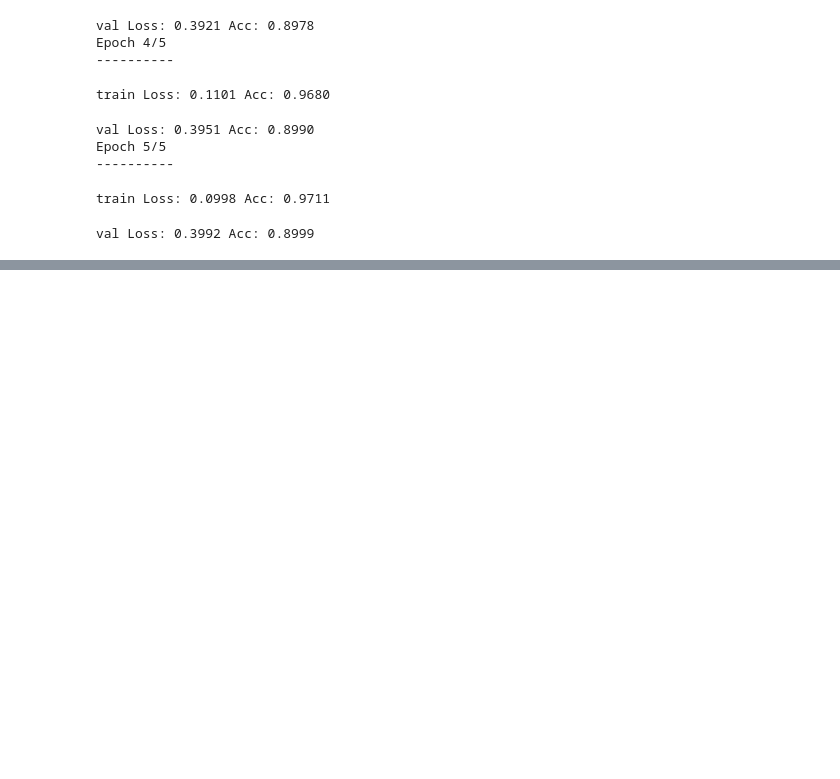
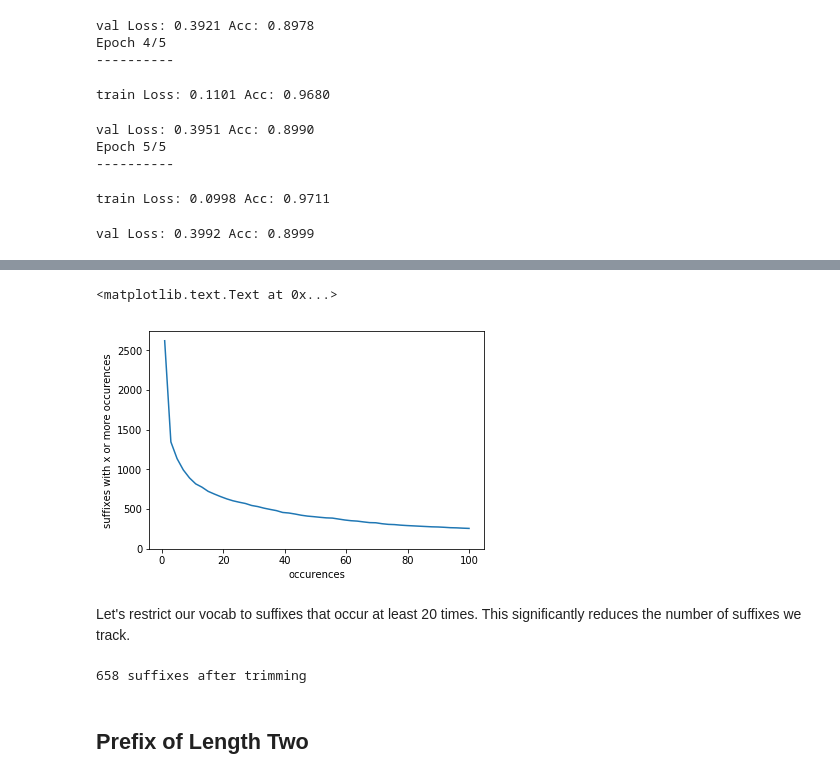
Before and after one commit to gustavgransbo/Data-Science-Playground, a Jupyter notebook: Part of Speech Tagging/4. Part of Speech Tagging - Third attempt with RNN.ipynb, the cells around one changed output, grey strips where cells are left out. Saved outputs shown, nothing was run; the diff lists cells and outputs as text; code cells hidden in the pictures; blank space fills up the shorter version.

```diff
--- a/Part of Speech Tagging/4. Part of Speech Tagging - Third attempt with RNN.ipynb
+++ b/Part of Speech Tagging/4. Part of Speech Tagging - Third attempt with RNN.ipynb
@@ -466,0 +725,7 @@ It would be interesting to try using a GRU instead of LSTM, apply some regulariz
+# %%
+suffix3 = SuffixVocab(train_sentences, 3, threshhold_to_index=20)
+# %%
+suffix3_df = pd.DataFrame(np.asarray([list(suffix3.gram_counts.keys()), list(suffix3.gram_counts.values())]).T , columns=['suffix', 'count'])
+suffix3_df['count'] = suffix3_df['count'].astype(int)
+# %%
+suffix3_df = suffix3_df.sort_values('count', ascending=False)
@@ -466,0 +741,20 @@ It would be interesting to try using a GRU instead of LSTM, apply some regulariz
+# %%
+x = np.linspace(1, 100)
+y = np.array([(suffix3_df['count'] >= i).sum() for i in x])
+# %%
+f = plt.plot(x, y)
+ax = f[0].axes
+ax.set_ylim([0, None])
+ax.set_ylabel('suffixes with x or more occurences')
+ax.set_xlabel('occurences')
+# %% [output]
+<matplotlib.text.Text at 0x...>
+[figure, added]
+# %% [markdown]
+Let's restrict our vocab to suffixes that occur at least 20 times. This significantly reduces the number of suffixes we track.
+# %%
+print("%d suffixes after trimming" %suffix3.n_grams)
+# %% [output]
+658 suffixes after trimming
+# %% [markdown]
+## Prefix of Length Two
```
Also changed, not shown: parts of 62 cells of this notebook.
